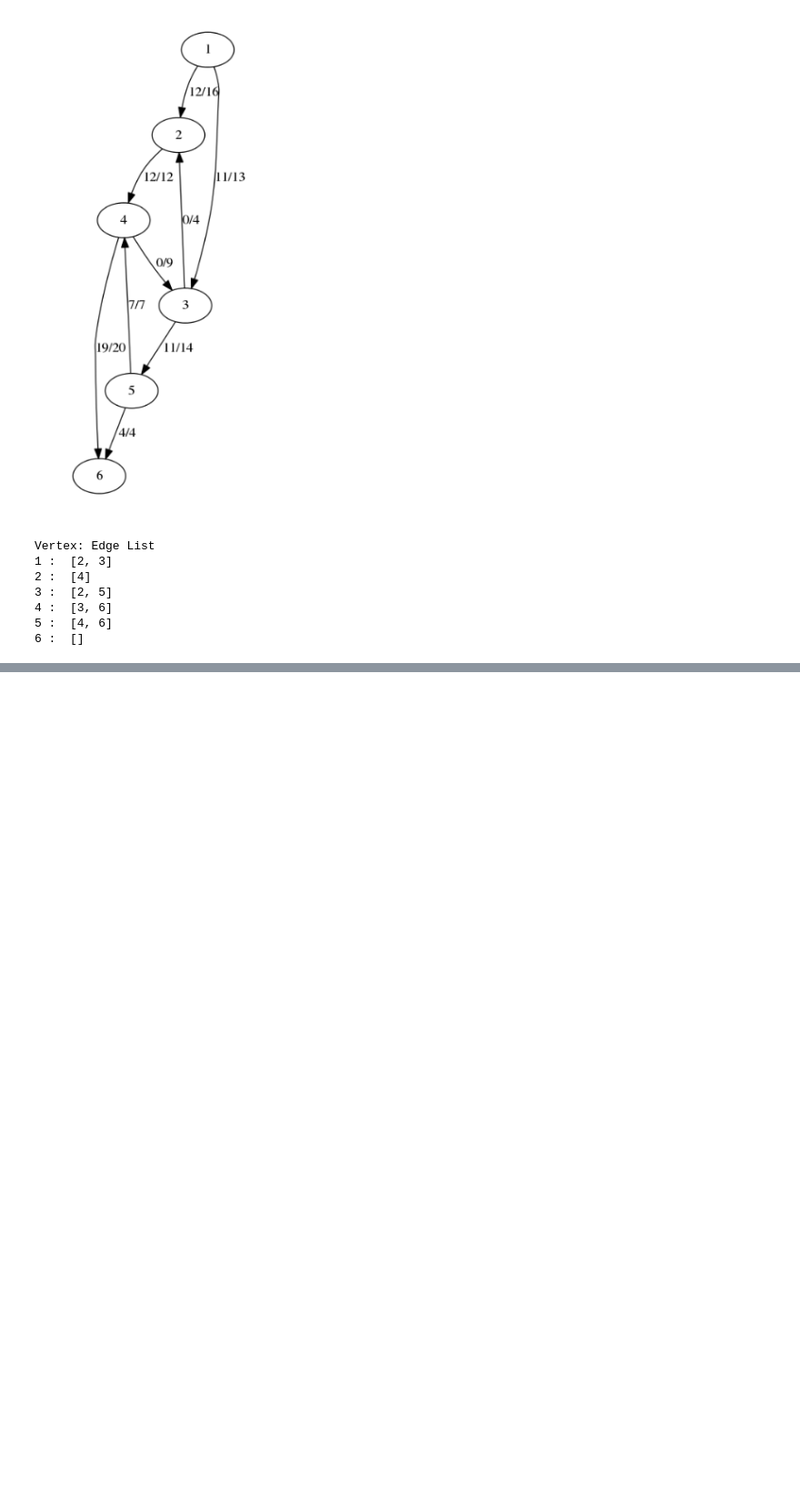
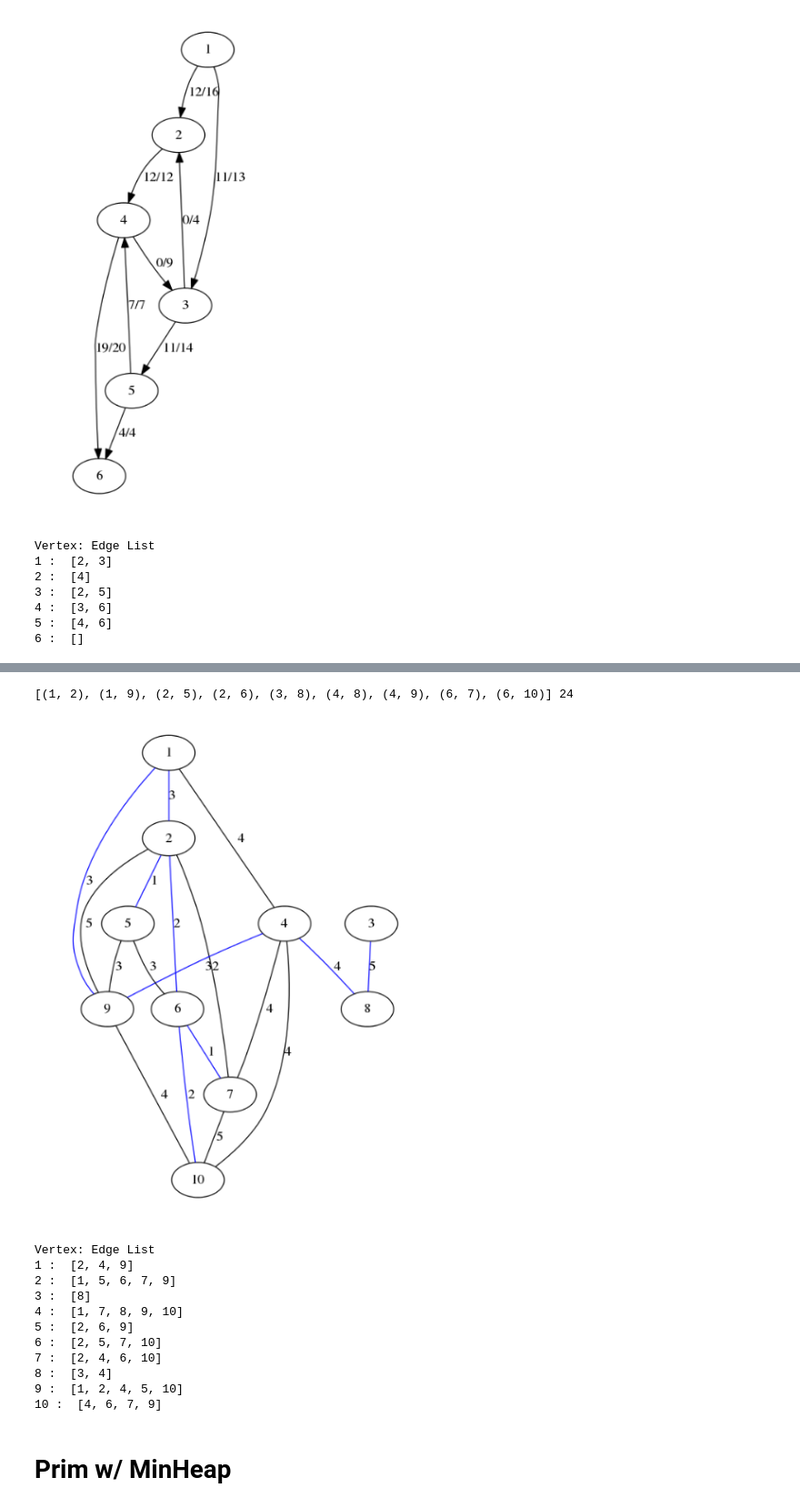
Before and after one commit to CarlosReyes1/c2017Fall, a Jupyter notebook: c174f17/Graphs.ipynb, the cells around one changed output, grey strips where cells are left out. Shown at 91% size. Saved outputs shown, nothing was run; the diff lists cells and outputs as text; code cells hidden in the pictures; blank space fills up the shorter version.

```diff
--- a/c174f17/Graphs.ipynb
+++ b/c174f17/Graphs.ipynb
@@ -513,0 +623,24 @@ Vertex: Edge List
+# %%
+#from kruskal import *
+
+A = Kruskal(V, E, W)
+A.sort()
+print A, np.sum([W[e] for e in A])
+GraphIt(V, E, W, False, A)
+AKruskal = A
+# %% [output]
+[(1, 2), (1, 9), (2, 5), (2, 6), (3, 8), (4, 8), (4, 9), (6, 7), (6, 10)] 24
+[figure, added]
+Vertex: Edge List
+1 :  [2, 4, 9]
+2 :  [1, 5, 6, 7, 9]
+3 :  [8]
+4 :  [1, 7, 8, 9, 10]
+5 :  [2, 6, 9]
+6 :  [2, 5, 7, 10]
+7 :  [2, 4, 6, 10]
+8 :  [3, 4]
+9 :  [1, 2, 4, 5, 10]
+10 :  [4, 6, 7, 9]
+# %% [markdown]
+# Prim w/ MinHeap
```
Also changed, not shown: parts of 10 cells of this notebook, 4 other files.
